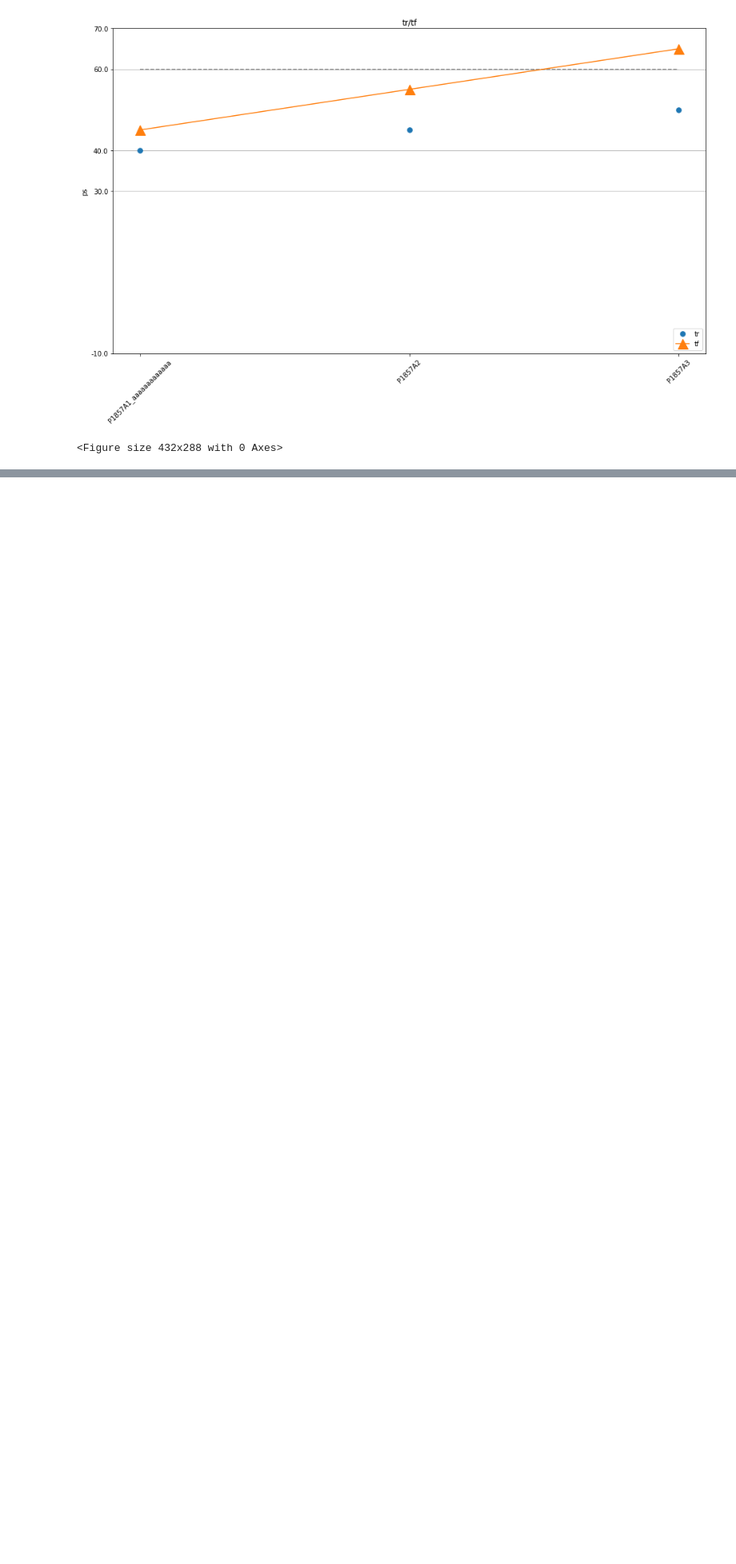
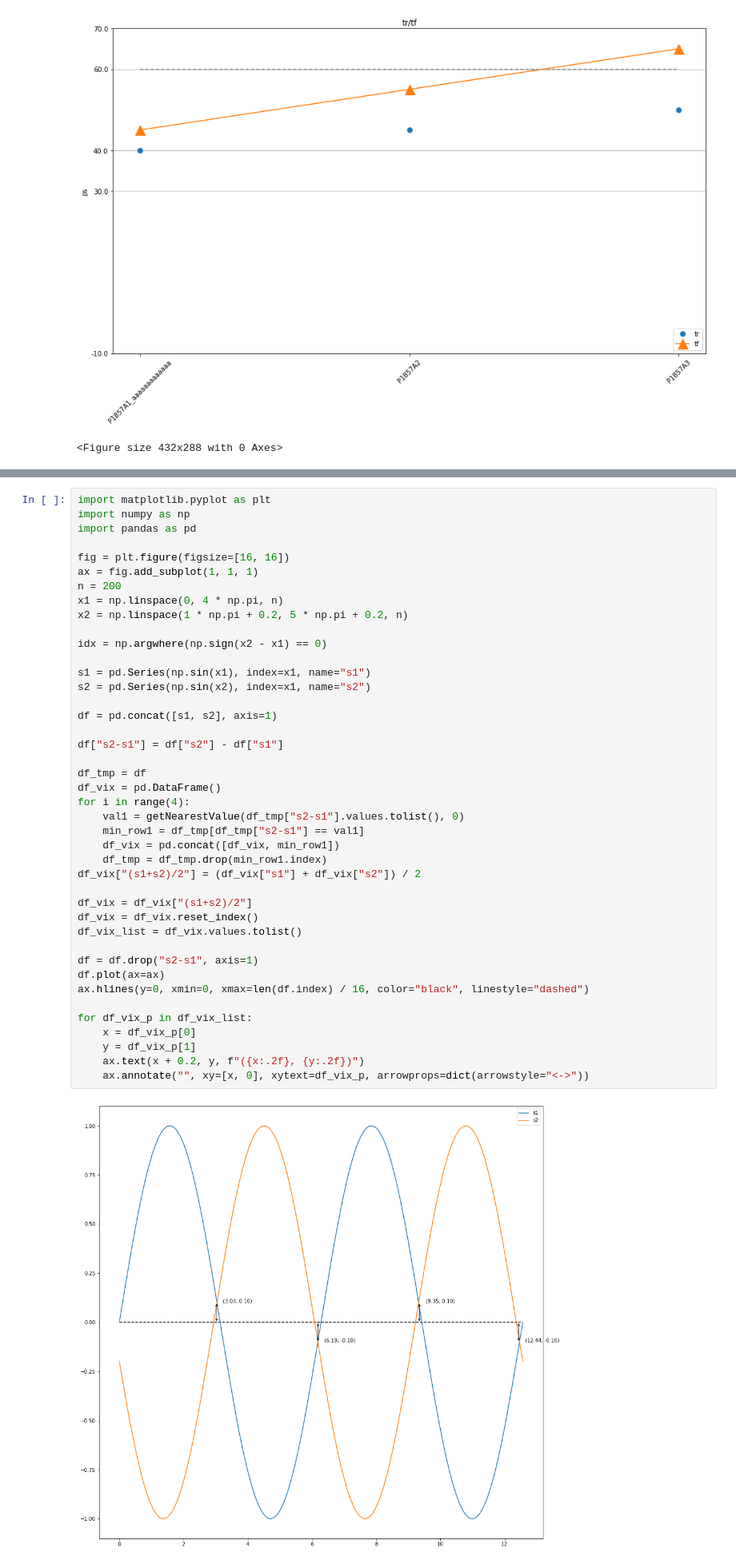
Before and after one commit to ri003074/Python3, a Jupyter notebook: src/matplotlib/matplotlib_summary.ipynb, the cells around one changed output, grey strips where cells are left out. Shown at 80% size. Saved outputs shown, nothing was run; the diff lists cells and outputs as text; blank space fills up the shorter version.

```diff
--- a/src/matplotlib/matplotlib_summary.ipynb
+++ b/src/matplotlib/matplotlib_summary.ipynb
@@ -136,0 +169,44 @@ plt.savefig("a.png")
+# %%
+import matplotlib.pyplot as plt
+import numpy as np
+import pandas as pd
+
+fig = plt.figure(figsize=[16, 16])
+ax = fig.add_subplot(1, 1, 1)
+n = 200
+x1 = np.linspace(0, 4 * np.pi, n)
+x2 = np.linspace(1 * np.pi + 0.2, 5 * np.pi + 0.2, n)
+
+idx = np.argwhere(np.sign(x2 - x1) == 0)
+
+s1 = pd.Series(np.sin(x1), index=x1, name="s1")
+s2 = pd.Series(np.sin(x2), index=x1, name="s2")
+
+df = pd.concat([s1, s2], axis=1)
+
+df["s2-s1"] = df["s2"] - df["s1"]
+
+df_tmp = df
+df_vix = pd.DataFrame()
+for i in range(4):
+    val1 = getNearestValue(df_tmp["s2-s1"].values.tolist(), 0)
+    min_row1 = df_tmp[df_tmp["s2-s1"] == val1]
+    df_vix = pd.concat([df_vix, min_row1])
+    df_tmp = df_tmp.drop(min_row1.index)
+df_vix["(s1+s2)/2"] = (df_vix["s1"] + df_vix["s2"]) / 2
+
+df_vix = df_vix["(s1+s2)/2"]
+df_vix = df_vix.reset_index()
+df_vix_list = df_vix.values.tolist()
+
+df = df.drop("s2-s1", axis=1)
+df.plot(ax=ax)
+ax.hlines(y=0, xmin=0, xmax=len(df.index) / 16, color="black", linestyle="dashed")
+
+for df_vix_p in df_vix_list:
+    x = df_vix_p[0]
+    y = df_vix_p[1]
+    ax.text(x + 0.2, y, f"({x:.2f}, {y:.2f})")
+    ax.annotate("", xy=[x, 0], xytext=df_vix_p, arrowprops=dict(arrowstyle="<->"))
+# %% [output]
+[figure, added]
```
Also changed, not shown: parts of 6 cells of this notebook, 1 other file.
